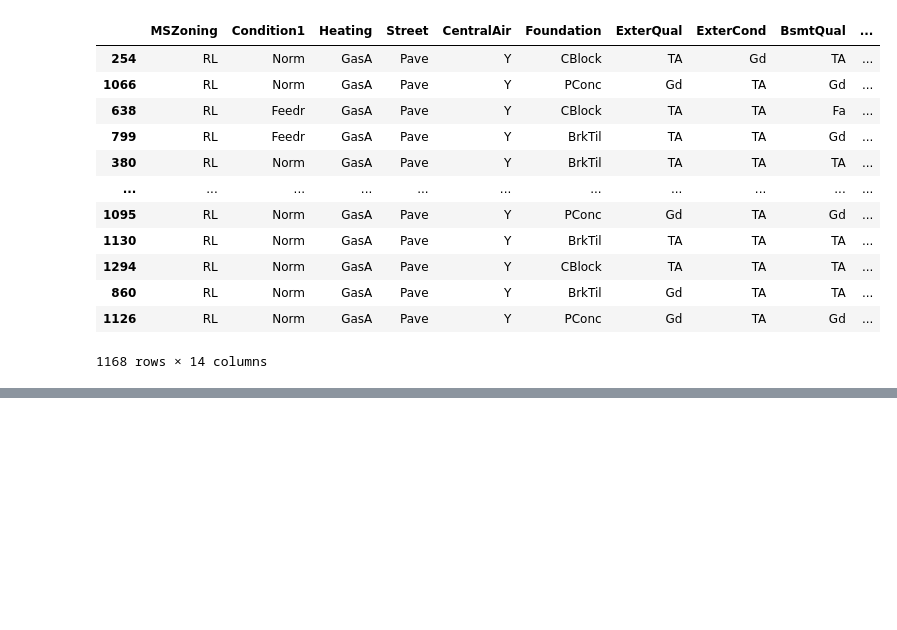
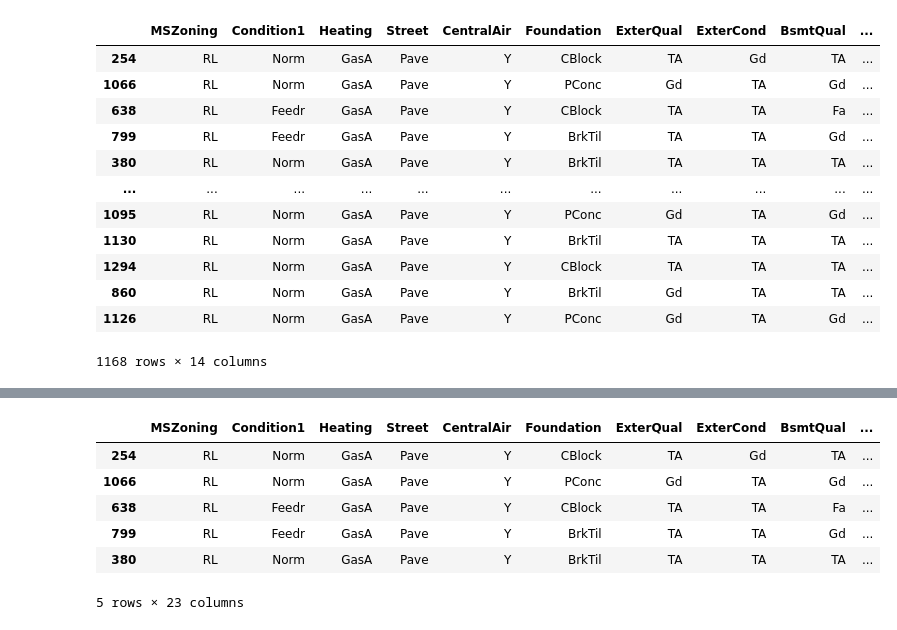
Before and after one commit to Sadia-Khan-Rupa/Chapter_7-Supervised_ML, a Jupyter notebook: Challenge_4.ipynb, the cells around one changed output, grey strips where cells are left out. Cells and saved outputs as stored; diff of their text form; code cells hidden in the pictures; blank space fills up the shorter version.

```diff
--- a/Challenge_4.ipynb
+++ b/Challenge_4.ipynb
@@ -219,6 +223,10 @@ X_train_cat = X_train.select_dtypes(exclude='number')
 #defining the imputer to use 'N_A' as replacement value
 cat_imputer = SimpleImputer(strategy='constant',
                             fill_value='N_A').set_output(transform='pandas')
+
+##fitting and transforming
+X_cat_imputed = cat_imputer.fit_transform(X_train_cat)
+X_cat_imputed
 # %% [output]
 |  | MSZoning | Condition1 | Heating | Street | CentralAir | Foundation | ExterQual | ExterCond | BsmtQual | ... |
 | 254 | RL | Norm | GasA | Pave | Y | CBlock | TA | Gd | TA | ... |
@@ -235,0 +246,9 @@ cat_imputer = SimpleImputer(strategy='constant',
+# %%
+# selecting numerical columns
+X_train_numbers = X_train.select_dtypes(include='number')
+# imputing thr mean
+num_imputer = SimpleImputer(strategy='mean').set_output(transform='pandas')
+
+#fiitng and transforming
+X_num_imputed = num_imputer.fit_transform(X_train_numbers)
+X_num_imputed.head()
@@ -235,0 +262,12 @@ cat_imputer = SimpleImputer(strategy='constant',
+# %%
+# Concatening all columns
+X_imputed = pd.concat([X_cat_imputed, X_num_imputed], axis=1)
+X_imputed.head()
+# %% [output]
+|  | MSZoning | Condition1 | Heating | Street | CentralAir | Foundation | ExterQual | ExterCond | BsmtQual | ... |
+| 254 | RL | Norm | GasA | Pave | Y | CBlock | TA | Gd | TA | ... |
+| 1066 | RL | Norm | GasA | Pave | Y | PConc | Gd | TA | Gd | ... |
+| 638 | RL | Feedr | GasA | Pave | Y | CBlock | TA | TA | Fa | ... |
+| 799 | RL | Feedr | GasA | Pave | Y | BrkTil | TA | TA | Gd | ... |
+| 380 | RL | Norm | GasA | Pave | Y | BrkTil | TA | TA | TA | ... |
+5 rows × 23 columns
```
Also changed, not shown: parts of 10 cells of this notebook, 3 other files.
